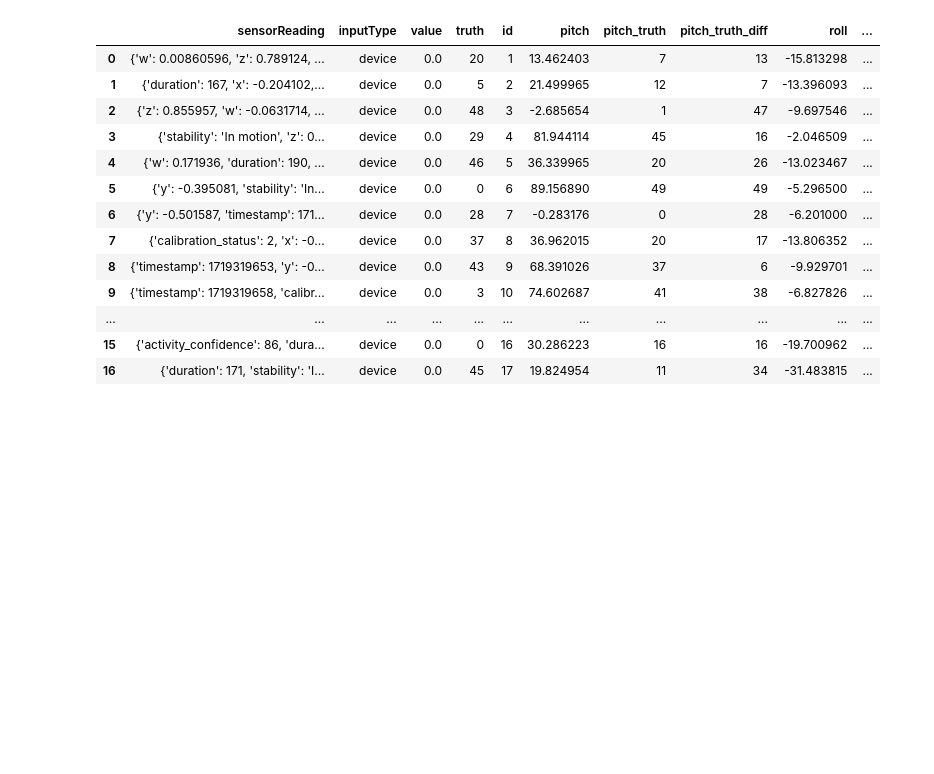
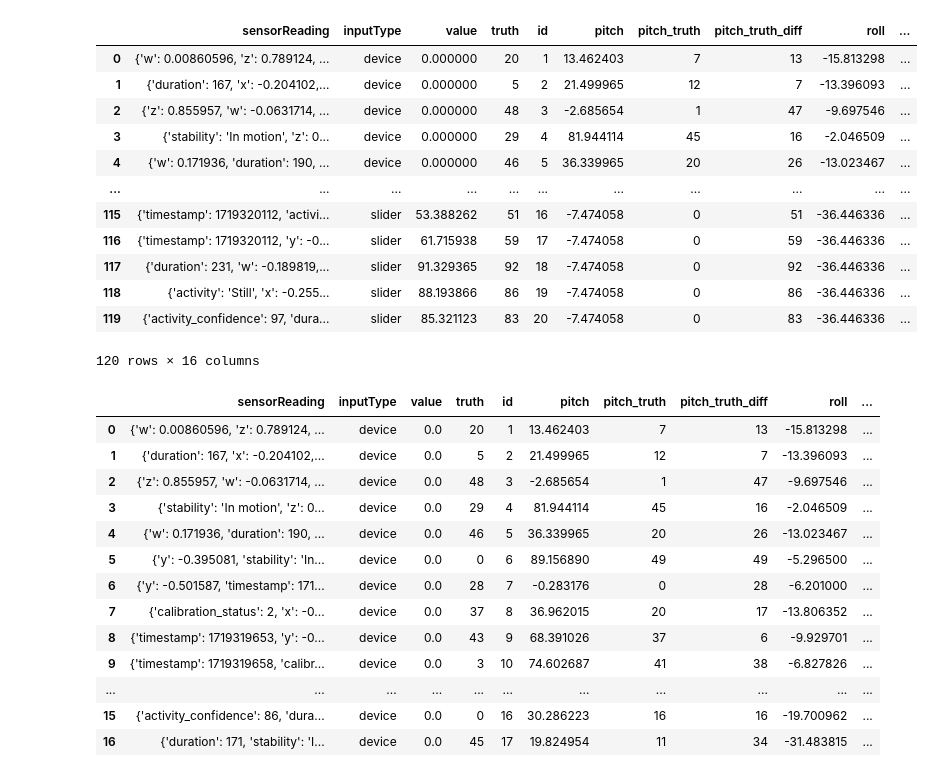
Before and after one commit to johalexander/subjective-self-tracking, a Jupyter notebook: prototype/code/visualisations/visualisations_app_single_participant.ipynb, the cells around one changed output. Saved outputs shown, nothing was run; the diff lists cells and outputs as text; code cells hidden in the pictures; blank space fills up the shorter version.

```diff
--- a/prototype/code/visualisations/visualisations_app_single_participant.ipynb
+++ b/prototype/code/visualisations/visualisations_app_single_participant.ipynb
@@ -132,6 +137,22 @@ experiment_truth_type = {
         "input_type": "slider"
     },
 }
+# %%
+display(df)
+# %% [output]
+|  | sensorReading | inputType | value | truth | id | pitch | pitch_truth | pitch_truth_diff | roll | ... |
+| 0 | {'w': 0.00860596, 'z': 0.789124, ... | device | 0.000000 | 20 | 1 | 13.462403 | 7 | 13 | -15.813298 | ... |
+| 1 | {'duration': 167, 'x': -0.204102,... | device | 0.000000 | 5 | 2 | 21.499965 | 12 | 7 | -13.396093 | ... |
+| 2 | {'z': 0.855957, 'w': -0.0631714, ... | device | 0.000000 | 48 | 3 | -2.685654 | 1 | 47 | -9.697546 | ... |
+| 3 | {'stability': 'In motion', 'z': 0... | device | 0.000000 | 29 | 4 | 81.944114 | 45 | 16 | -2.046509 | ... |
+| 4 | {'w': 0.171936, 'duration': 190, ... | device | 0.000000 | 46 | 5 | 36.339965 | 20 | 26 | -13.023467 | ... |
+| ... | ... | ... | ... | ... | ... | ... | ... | ... | ... | ... |
+| 115 | {'timestamp': 1719320112, 'activi... | slider | 53.388262 | 51 | 16 | -7.474058 | 0 | 51 | -36.446336 | ... |
+| 116 | {'timestamp': 1719320112, 'y': -0... | slider | 61.715938 | 59 | 17 | -7.474058 | 0 | 59 | -36.446336 | ... |
+| 117 | {'duration': 231, 'w': -0.189819,... | slider | 91.329365 | 92 | 18 | -7.474058 | 0 | 92 | -36.446336 | ... |
+| 118 | {'activity': 'Still', 'x': -0.255... | slider | 88.193866 | 86 | 19 | -7.474058 | 0 | 86 | -36.446336 | ... |
+| 119 | {'activity_confidence': 97, 'dura... | slider | 85.321123 | 83 | 20 | -7.474058 | 0 | 83 | -36.446336 | ... |
+120 rows × 16 columns
 # %%
 df[df["experiment_type"] == "gesture_pitch_greyscale"]
 # %% [output]
```
Also changed, not shown: parts of 3 cells of this notebook, 2 other files.
